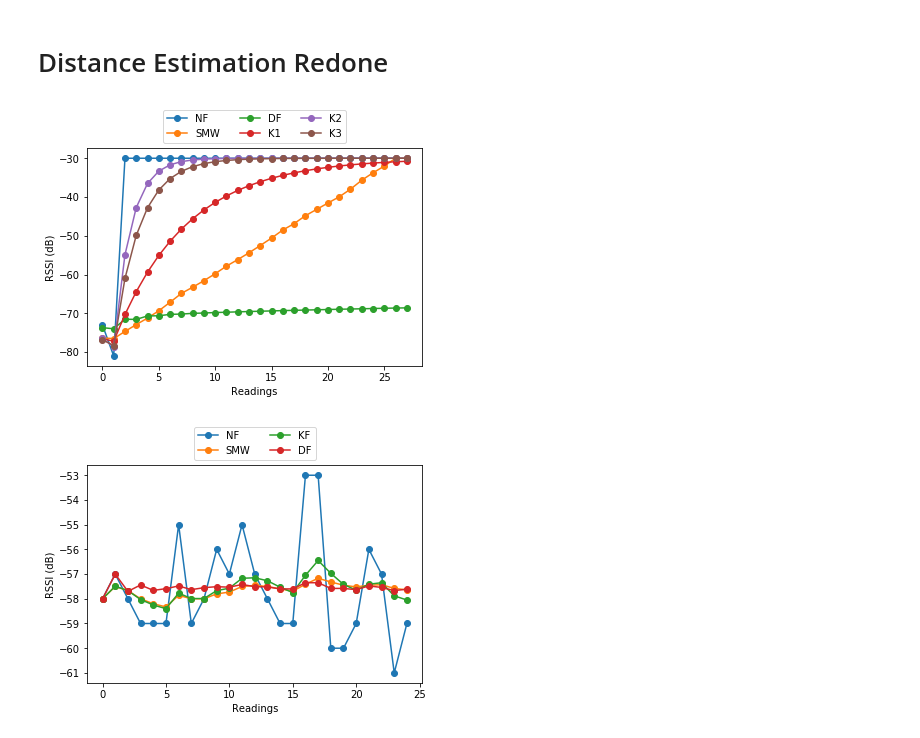
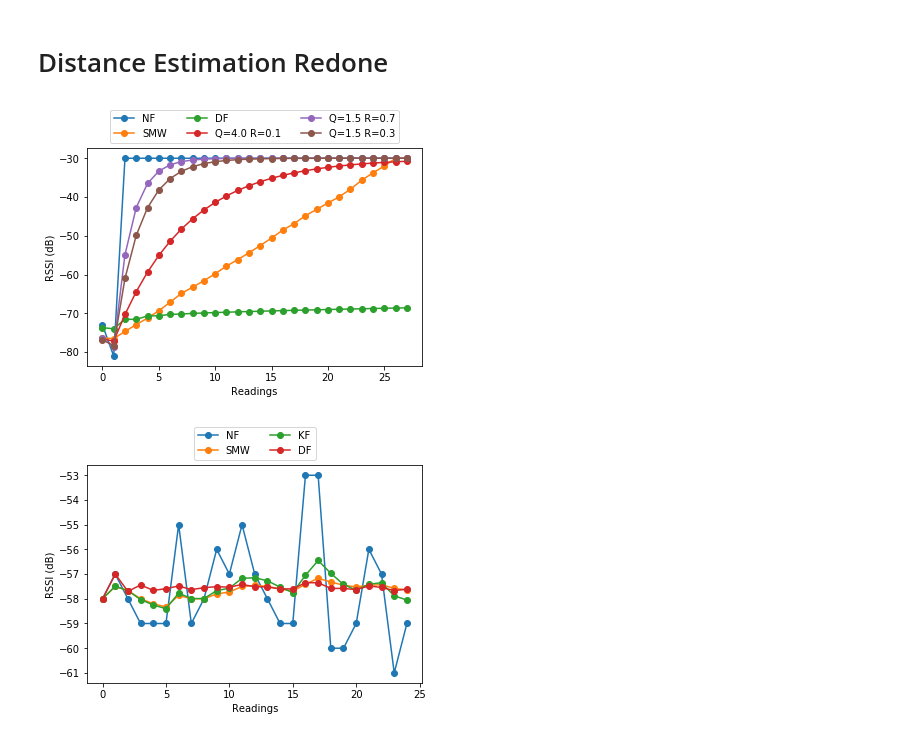
Before and after one commit to gdbranco/particleFilter, a Jupyter notebook: results/logs/finals/graphs.ipynb, the cells around one changed output. Cells and saved outputs as stored; diff of their text form; code cells hidden in the pictures.

Commit message:
Fix convergence graph

```diff
--- a/results/logs/finals/graphs.ipynb
+++ b/results/logs/finals/graphs.ipynb
@@ -8,23 +8,23 @@ import matplotlib.pyplot as plt
 # %%
 df = pd.read_table("distance/conv3",sep=',')
 NF = df['NF'].copy()
 SMW = df['SMW'].copy()
 DF = df['DF'].copy()
 K1 = df['K1'].copy()
 K2 = df['K2'].copy()
 K3 = df['K3'].copy()
 plt.plot(NF, marker='o')
 plt.plot(SMW, marker='o')
 plt.plot(DF, marker='o')
 plt.plot(K1, marker='o')
 plt.plot(K2, marker='o')
 plt.plot(K3, marker='o')
 plt.xlabel('Readings')
 plt.ylabel('RSSI (dB)')
-plt.legend(loc='upper center', bbox_to_anchor=(.5, 1.2), ncol=3)
+plt.legend(['NF', 'SMW','DF','Q=4.0 R=0.1','Q=1.5 R=0.7','Q=1.5 R=0.3'],loc='upper center', bbox_to_anchor=(.5, 1.2), ncol=3)
 plt.savefig('./pdfs/convergence.pdf',bbox_inches='tight')
 # %% [output]
-[figure, old version]
+[figure, new version]
 # %%
 df = pd.read_table("distance/grafico_rssi_1m",sep=',')
 NF = df['NF'].copy()
```
Also changed, not shown: 1 other file.
